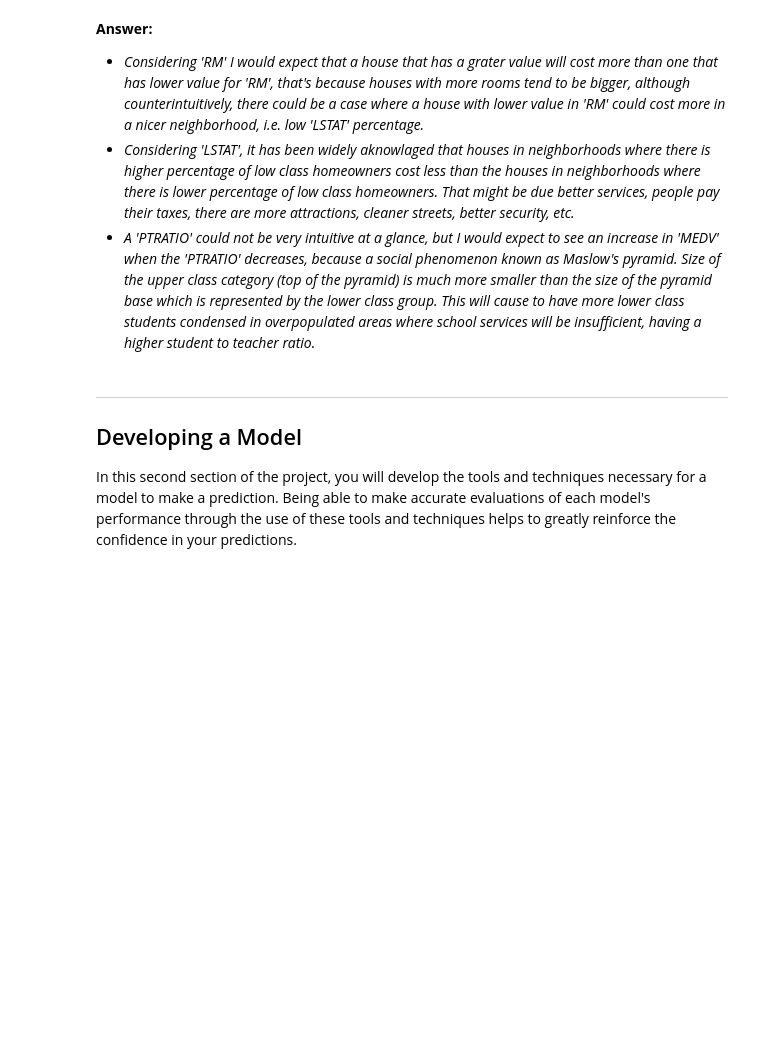
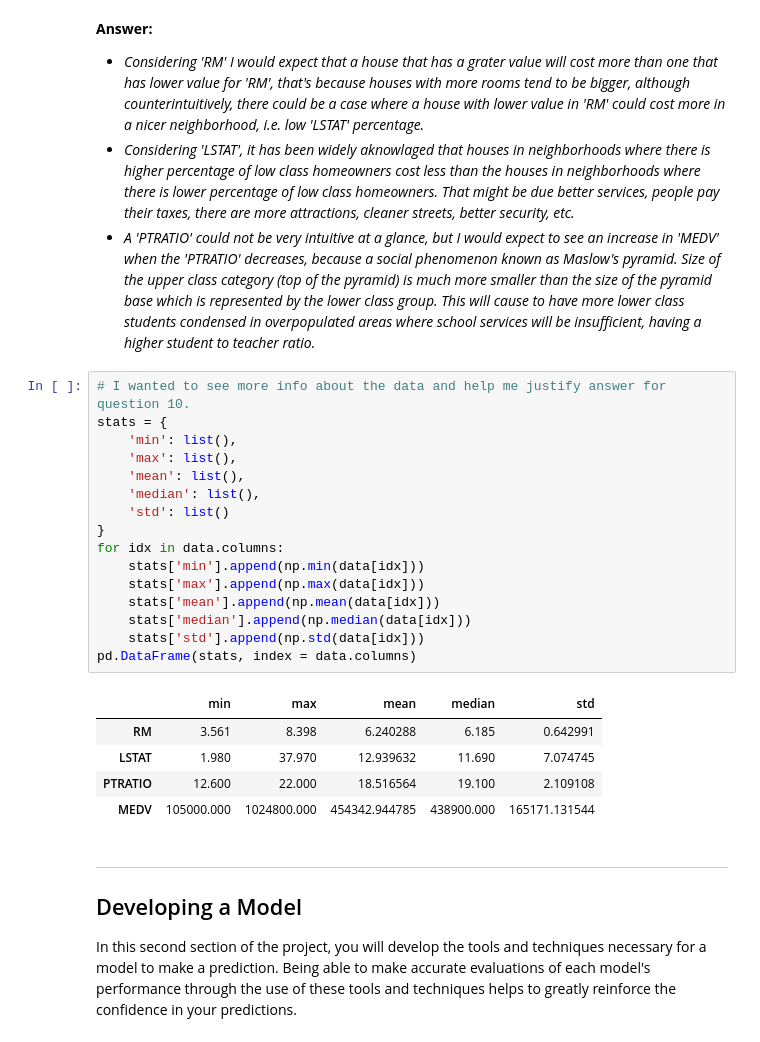
Before and after one commit to aima9115/udacity-mlend, a Jupyter notebook: boston_housing/boston_housing.ipynb, the cells around one changed output. Drawn from its saved outputs; the diff is of its cells as text; blank space fills up the shorter version.

Commit message:
Update question 1 and 10.

```diff
--- a/boston_housing/boston_housing.ipynb
+++ b/boston_housing/boston_housing.ipynb
@@ -102,6 +102,28 @@ As a reminder, we are using three features from the Boston housing dataset: `'RM
 - *Considering 'RM' I would expect that a house that has a grater value will cost more than one that has lower value for 'RM', that's because houses with more rooms tend to be bigger, although counterintuitively, there could be a case where a house with lower value in 'RM' could cost more in a nicer neighborhood, i.e. low 'LSTAT' percentage.*
 - *Considering 'LSTAT', it has been widely aknowlaged that houses in neighborhoods where there is higher percentage of low class homeowners cost less than the houses in neighborhoods where there is lower percentage of low class homeowners. That might be due better services, people pay their taxes, there are more attractions, cleaner streets, better security, etc.*
 - *A 'PTRATIO' could not be very intuitive at a glance, but I would expect to see an increase in 'MEDV' when the 'PTRATIO' decreases, because a social phenomenon known as Maslow's pyramid. Size of the upper class category (top of the pyramid) is much more smaller than the size of the pyramid base which is represented by the lower class group. This will cause to have more lower class students condensed in overpopulated areas where school services will be insufficient, having a higher student to teacher ratio.*
+# %%
+# I wanted to see more info about the data and help me justify answer for question 10.
+stats = {
+    'min': list(),
+    'max': list(),
+    'mean': list(),
+    'median': list(),
+    'std': list()
+}
+for idx in data.columns:
+    stats['min'].append(np.min(data[idx]))
+    stats['max'].append(np.max(data[idx]))
+    stats['mean'].append(np.mean(data[idx]))
+    stats['median'].append(np.median(data[idx]))
+    stats['std'].append(np.std(data[idx]))
+pd.DataFrame(stats, index = data.columns)
+# %% [output]
+|  | min | max | mean | median | std |
+| RM | 3.561 | 8.398 | 6.240288 | 6.185 | 0.642991 |
+| LSTAT | 1.980 | 37.970 | 12.939632 | 11.690 | 7.074745 |
+| PTRATIO | 12.600 | 22.000 | 18.516564 | 19.100 | 2.109108 |
+| MEDV | 105000.000 | 1024800.000 | 454342.944785 | 438900.000 | 165171.131544 |
 # %% [markdown]
 ----
 
```
Also changed, not shown: parts of 4 cells of this notebook, 6 other files.
